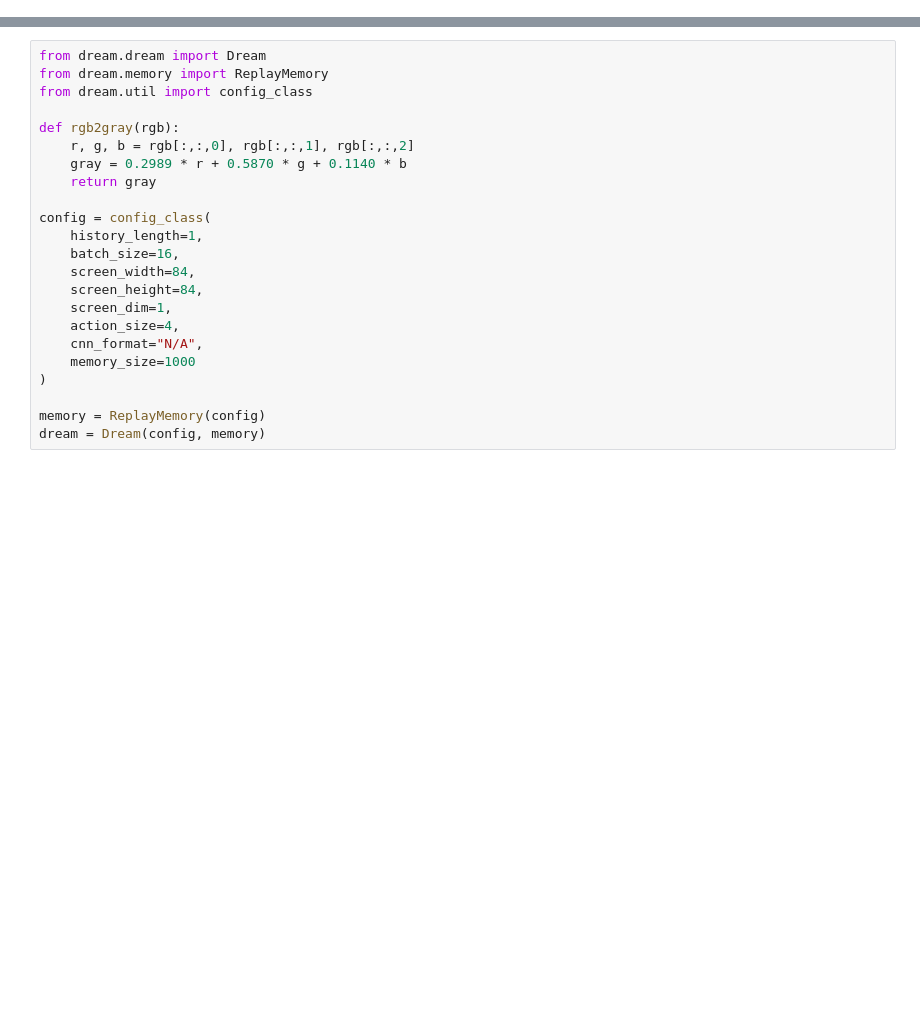
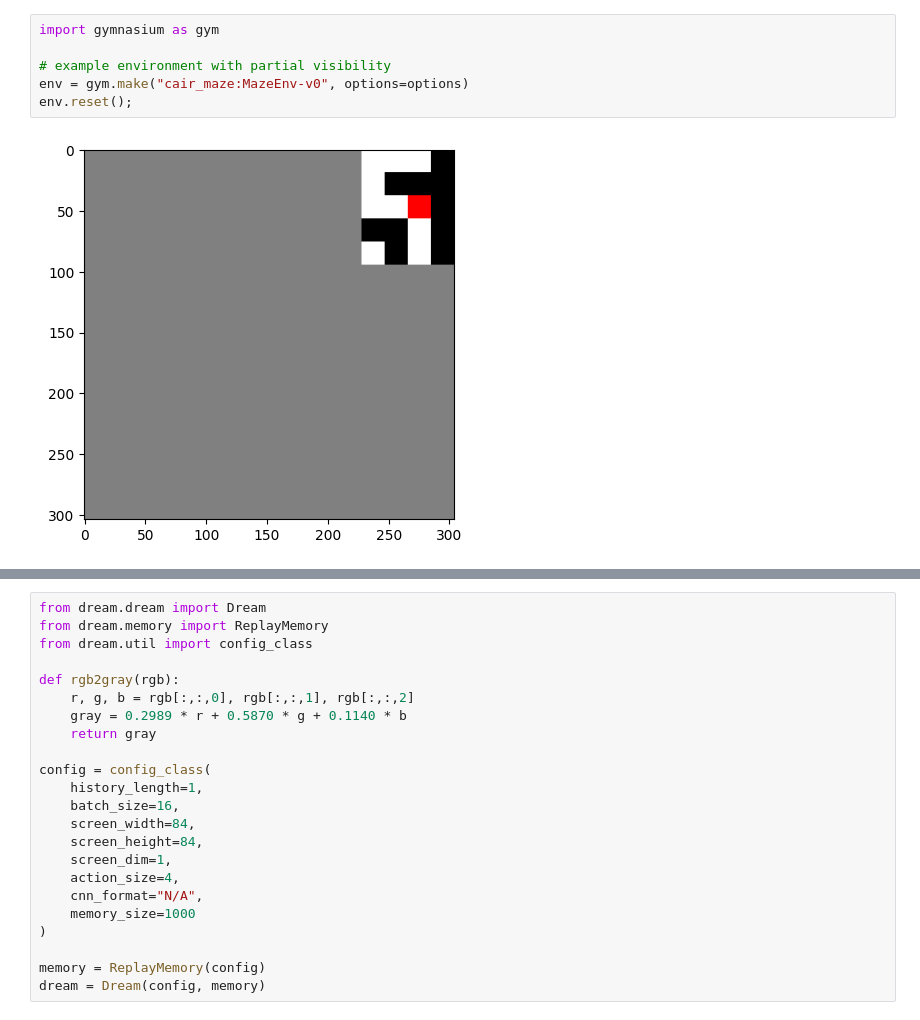
Before and after one commit to ahan98/deep_maze, a Jupyter notebook: demo.ipynb, the cells around one changed output, grey strips where cells are left out. Cells and saved outputs as stored; diff of their text form; blank space fills up the shorter version.

```diff
--- a/demo.ipynb
+++ b/demo.ipynb
@@ -16 +8,9 @@ env.reset();
+# %%
+import gymnasium as gym
+
+# example environment with partial visibility
+env = gym.make("cair_maze:MazeEnv-v0", options=options)
+env.reset();
+# %% [output]
+[figure, added]
 # %%
```
Also changed, not shown: parts of 5 cells of this notebook, 5 other files.
